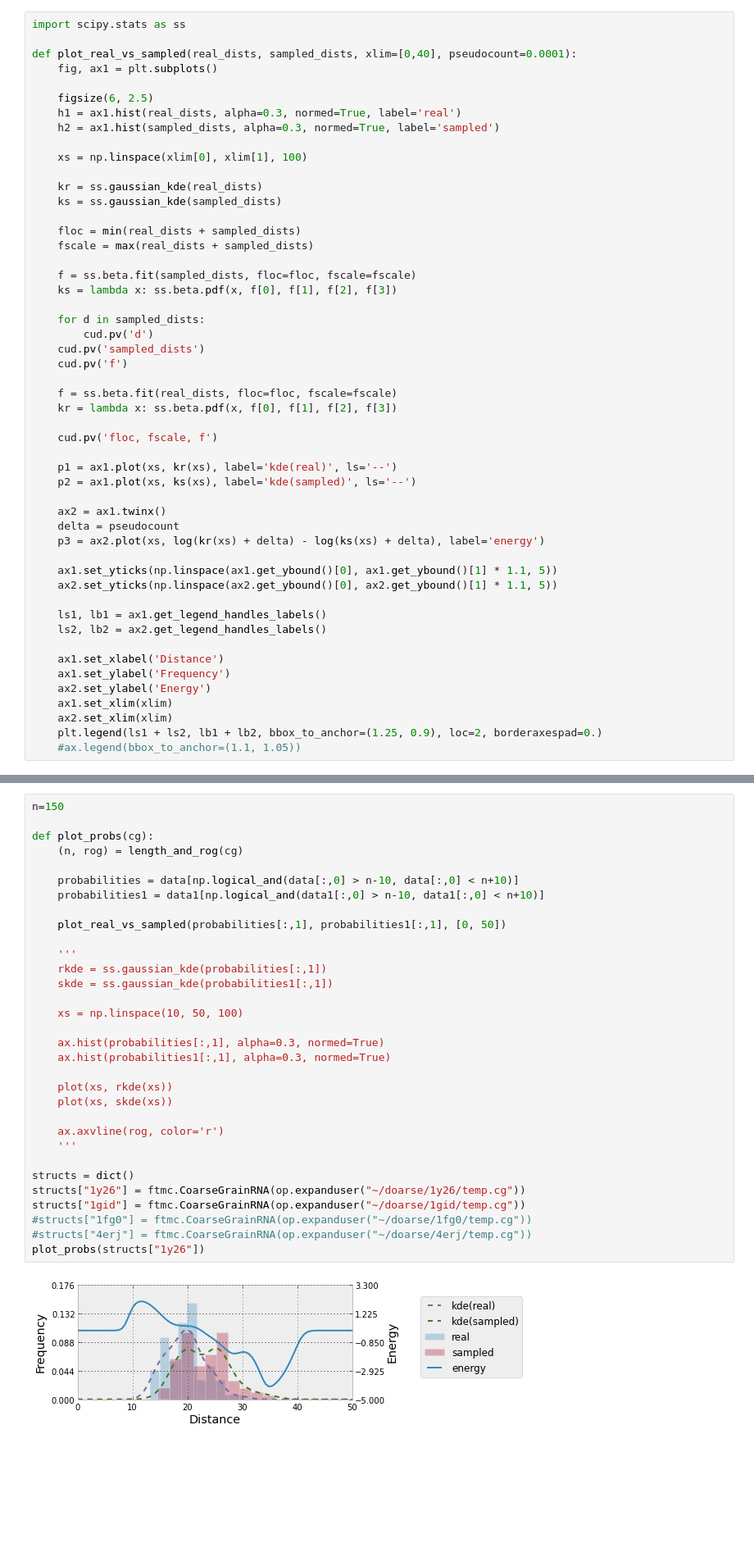
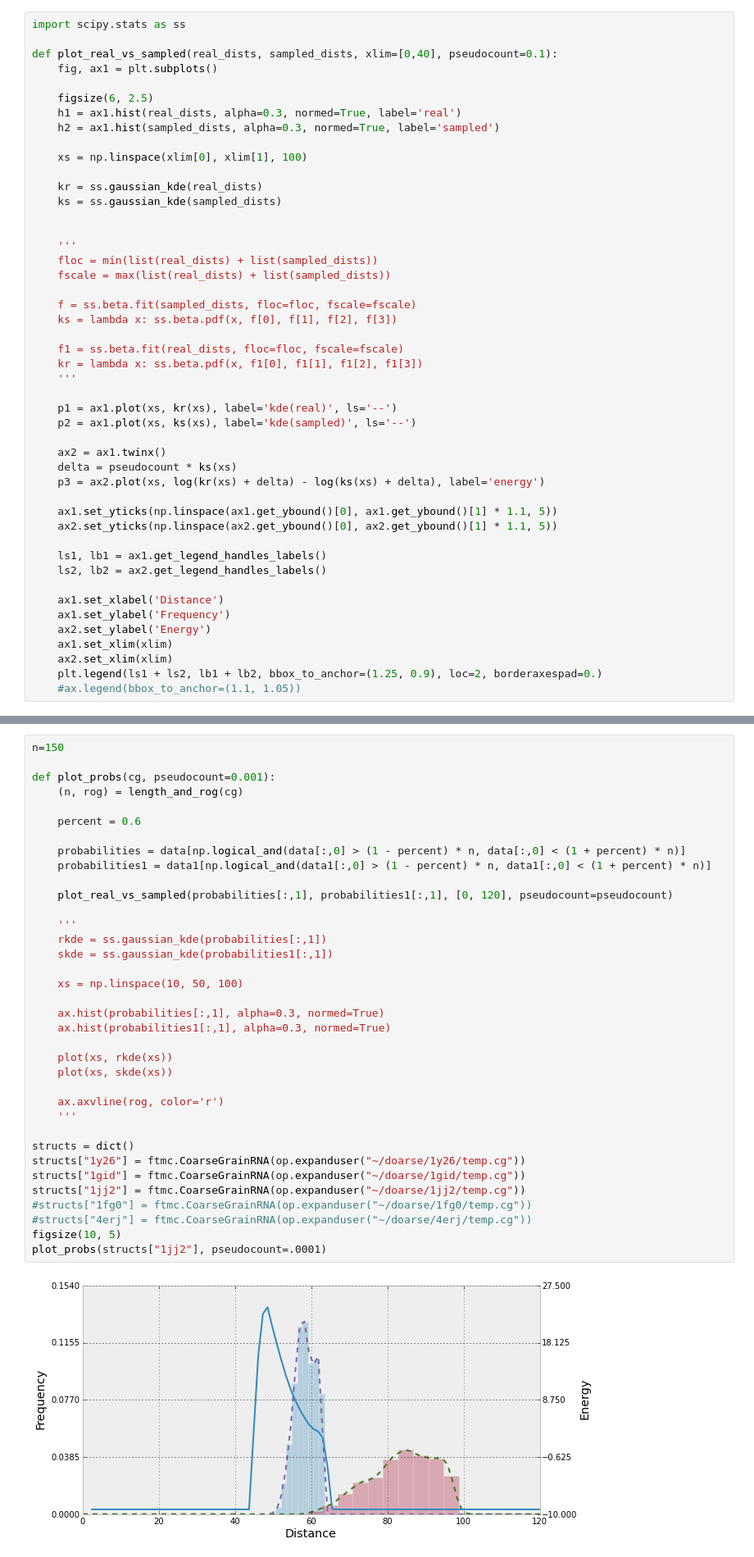
Before and after one commit to ViennaRNA/ernwin, a Jupyter notebook: ipy_notebook_ernwin.ipynb, the cells around one changed output, grey strips where cells are left out. Shown at 82% size. Cells and saved outputs as stored; diff of their text form; blank space fills up the shorter version.

```diff
--- a/ipy_notebook_ernwin.ipynb
+++ b/ipy_notebook_ernwin.ipynb
@@ -203,7 +203,7 @@ The identities of the hairpins that interact will be taken from the real structu
 # %%
 import scipy.stats as ss
 
-def plot_real_vs_sampled(real_dists, sampled_dists, xlim=[0,40], pseudocount=0.0001):
+def plot_real_vs_sampled(real_dists, sampled_dists, xlim=[0,40], pseudocount=0.1):
     fig, ax1 = plt.subplots()
 
     figsize(6, 2.5)
@@ -215,27 +215,23 @@ def plot_real_vs_sampled(real_dists, sampled_dists, xlim=[0,40], pseudocount=0.0
     kr = ss.gaussian_kde(real_dists)
     ks = ss.gaussian_kde(sampled_dists)
 
-    floc = min(real_dists + sampled_dists)
-    fscale = max(real_dists + sampled_dists)
+
+    '''
+    floc = min(list(real_dists) + list(sampled_dists))
+    fscale = max(list(real_dists) + list(sampled_dists))
 
     f = ss.beta.fit(sampled_dists, floc=floc, fscale=fscale)
     ks = lambda x: ss.beta.pdf(x, f[0], f[1], f[2], f[3])
 
-    for d in sampled_dists:
-        cud.pv('d')
-    cud.pv('sampled_dists')
-    cud.pv('f')
-
-    f = ss.beta.fit(real_dists, floc=floc, fscale=fscale)
-    kr = lambda x: ss.beta.pdf(x, f[0], f[1], f[2], f[3])
-
-    cud.pv('floc, fscale, f')
+    f1 = ss.beta.fit(real_dists, floc=floc, fscale=fscale)
+    kr = lambda x: ss.beta.pdf(x, f1[0], f1[1], f1[2], f1[3])
+    '''
 
     p1 = ax1.plot(xs, kr(xs), label='kde(real)', ls='--')
     p2 = ax1.plot(xs, ks(xs), label='kde(sampled)', ls='--')
 
     ax2 = ax1.twinx()
-    delta = pseudocount
+    delta = pseudocount * ks(xs)
     p3 = ax2.plot(xs, log(kr(xs) + delta) - log(ks(xs) + delta), label='energy')
 
     ax1.set_yticks(np.linspace(ax1.get_ybound()[0], ax1.get_ybound()[1] * 1.1, 5))
@@ -427,37 +405,41 @@ From the distribution above, we need to take a vertical slice and create a funct
 # %%
 n=150
 
-def plot_probs(cg):
+def plot_probs(cg, pseudocount=0.001):
     (n, rog) = length_and_rog(cg)
 
-    probabilities = data[np.logical_and(data[:,0] > n-10, data[:,0] < n+10)]
-    probabilities1 = data1[np.logical_and(data1[:,0] > n-10, data1[:,0] < n+10)]
+    percent = 0.6
 
-    plot_real_vs_sampled(probabilities[:,1], probabilities1[:,1], [0, 50])
+    probabilities = data[np.logical_and(data[:,0] > (1 - percent) * n, data[:,0] < (1 + percent) * n)]
+    probabilities1 = data1[np.logical_and(data1[:,0] > (1 - percent) * n, data1[:,0] < (1 + percent) * n)]
+
+    plot_real_vs_sampled(probabilities[:,1], probabilities1[:,1], [0, 120], pseudocount=pseudocount)
 
     '''
     rkde = ss.gaussian_kde(probabilities[:,1])
     skde = ss.gaussian_kde(probabilities1[:,1])
 
     xs = np.linspace(10, 50, 100)
 
     ax.hist(probabilities[:,1], alpha=0.3, normed=True)
     ax.hist(probabilities1[:,1], alpha=0.3, normed=True)
 
     plot(xs, rkde(xs))
     plot(xs, skde(xs))
 
     ax.axvline(rog, color='r')
     '''
 
 structs = dict()
 structs["1y26"] = ftmc.CoarseGrainRNA(op.expanduser("~/doarse/1y26/temp.cg"))
 structs["1gid"] = ftmc.CoarseGrainRNA(op.expanduser("~/doarse/1gid/temp.cg"))
+structs["1jj2"] = ftmc.CoarseGrainRNA(op.expanduser("~/doarse/1jj2/temp.cg"))
 #structs["1fg0"] = ftmc.CoarseGrainRNA(op.expanduser("~/doarse/1fg0/temp.cg"))
 #structs["4erj"] = ftmc.CoarseGrainRNA(op.expanduser("~/doarse/4erj/temp.cg"))
-plot_probs(structs["1y26"])
+figsize(10, 5)
+plot_probs(structs["1jj2"], pseudocount=.0001)
 # %% [output]
-[figure, old version]
+[figure, new version]
 # %%
 import fess.builder.energy as cbe
 import os.path as op
```
Also changed, not shown: parts of 9 cells of this notebook, 2 other files.
